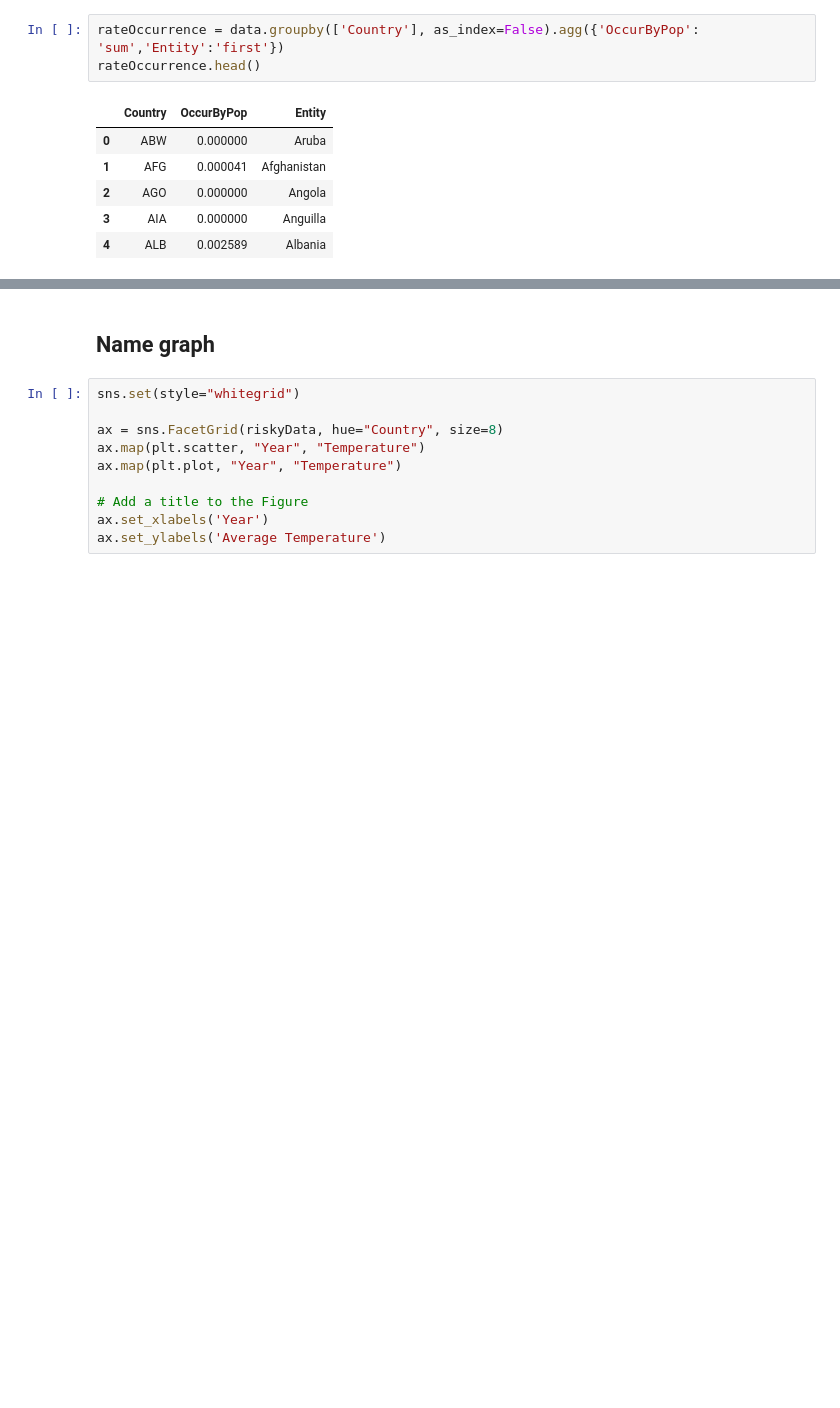
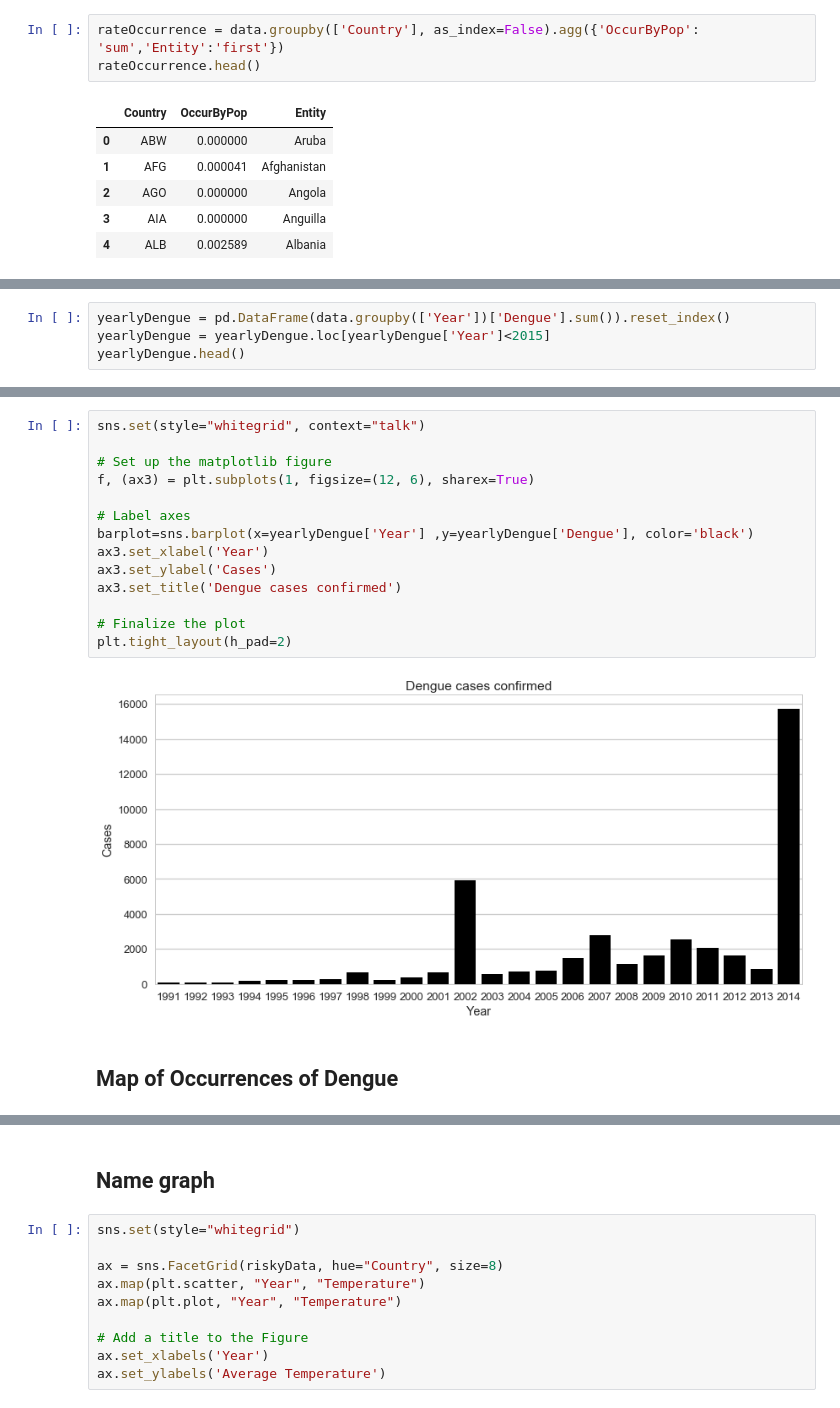
Before and after one commit to QuirkyDataScientist1978/project_dengue_fever, a Jupyter notebook: Final_Project_IP.ipynb, the cells around one changed output, grey strips where cells are left out. Cells and saved outputs as stored; diff of their text form; blank space fills up the shorter version.

```diff
--- a/Final_Project_IP.ipynb
+++ b/Final_Project_IP.ipynb
@@ -1469,0 +1510,4 @@ High five! You successfully sent some data to your account on plotly. View your
+# %%
+yearlyDengue = pd.DataFrame(data.groupby(['Year'])['Dengue'].sum()).reset_index()
+yearlyDengue = yearlyDengue.loc[yearlyDengue['Year']<2015]
+yearlyDengue.head()
@@ -1469,0 +1521,18 @@ High five! You successfully sent some data to your account on plotly. View your
+# %%
+sns.set(style="whitegrid", context="talk")
+
+# Set up the matplotlib figure
+f, (ax3) = plt.subplots(1, figsize=(12, 6), sharex=True)
+
+# Label axes
+barplot=sns.barplot(x=yearlyDengue['Year'] ,y=yearlyDengue['Dengue'], color='black')
+ax3.set_xlabel('Year')
+ax3.set_ylabel('Cases')
+ax3.set_title('Dengue cases confirmed')
+
+# Finalize the plot
+plt.tight_layout(h_pad=2)
+# %% [output]
+[figure, added]
+# %% [markdown]
+## Map of Occurrences of Dengue
```
Also changed, not shown: parts of 41 cells of this notebook, 2 other files.
